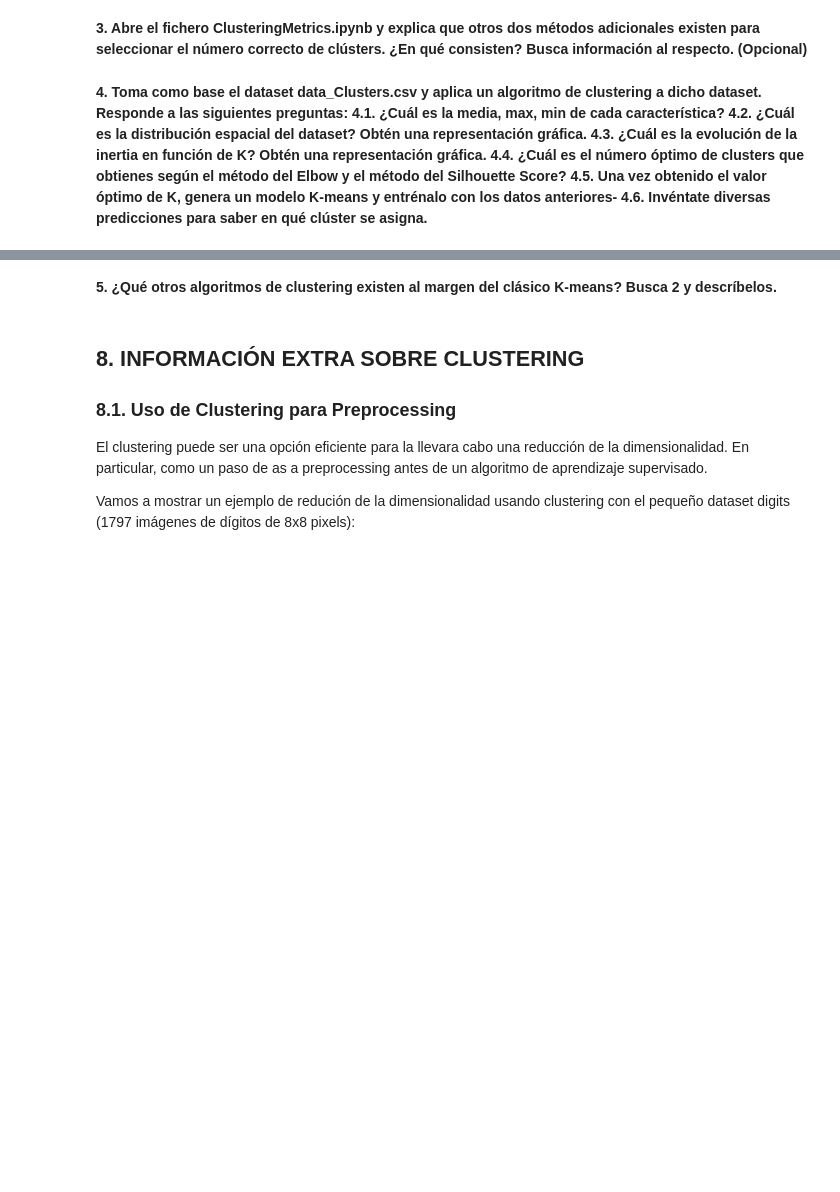
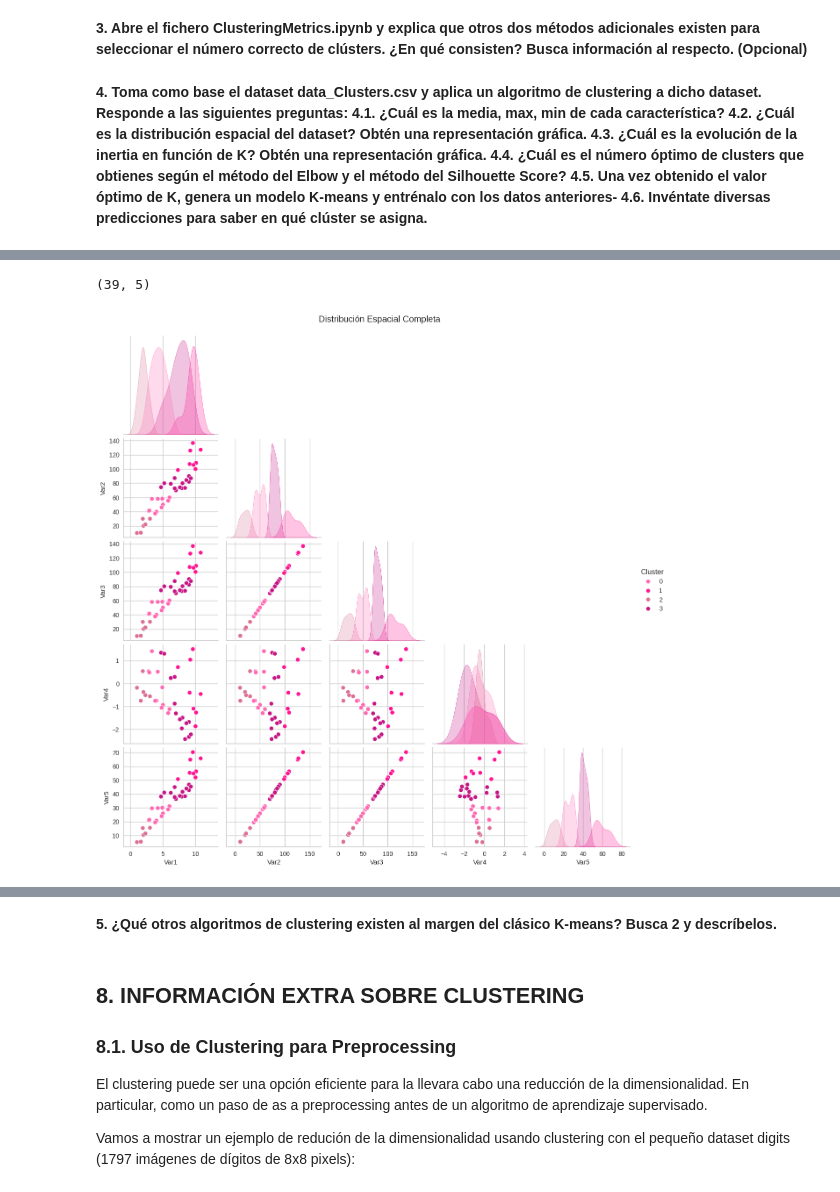
Before and after one commit to nickiiinicole/MACHINE_LEARNING_1UD, a Jupyter notebook: no-supervised/K-Means-20260224/ML_3_1_UnsupervisedLearning_Clustering.ipynb, the cells around one changed output, grey strips where cells are left out. Drawn from its saved outputs; the diff is of its cells as text; code cells hidden in the pictures; blank space fills up the shorter version.

```diff
--- a/no-supervised/K-Means-20260224/ML_3_1_UnsupervisedLearning_Clustering.ipynb
+++ b/no-supervised/K-Means-20260224/ML_3_1_UnsupervisedLearning_Clustering.ipynb
@@ -412,0 +430,3 @@ Clasificación automática de géneros musicales.
+# %%
+df_clusters = pd.read_csv("data_Clusters.csv")
+df_clusters.head(10)
@@ -412,0 +458,19 @@ Clasificación automática de géneros musicales.
+# %%
+df_clusters.shape
+# %% [output]
+(39, 5)
+# %%
+rosa_palette = ['#ff69b4', '#ff1493', '#db7093', '#c71585', '#ff85c1']
+
+g = sns.pairplot(
+    df_clusters,
+    hue='Cluster',
+    palette=rosa_palette,
+    corner=True
+)
+
+g.fig.suptitle("Distribución Espacial Completa", y=1.02)
+
+plt.show()
+# %% [output]
+[figure, added]
```
Also changed, not shown: parts of 27 cells of this notebook, 1 other file.
